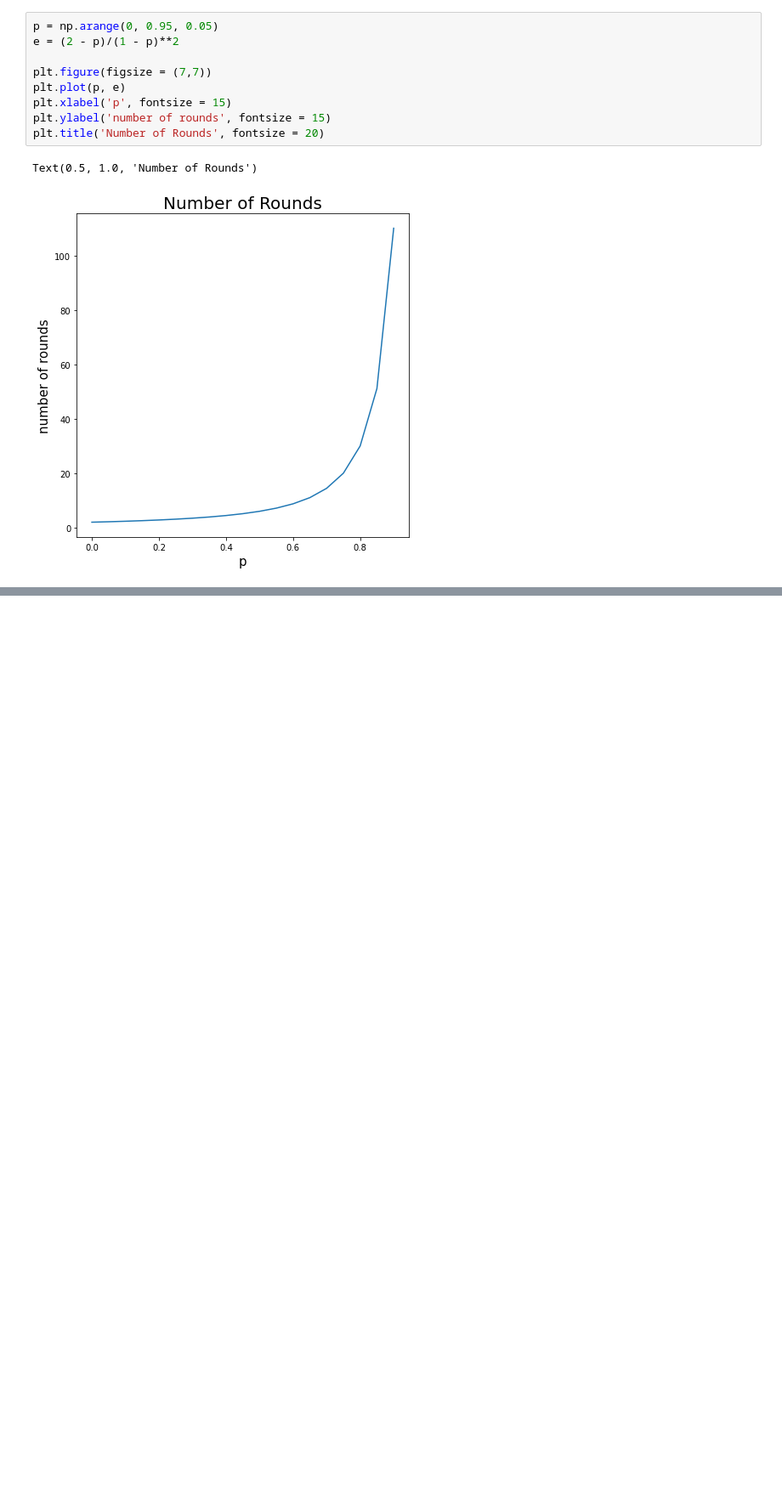
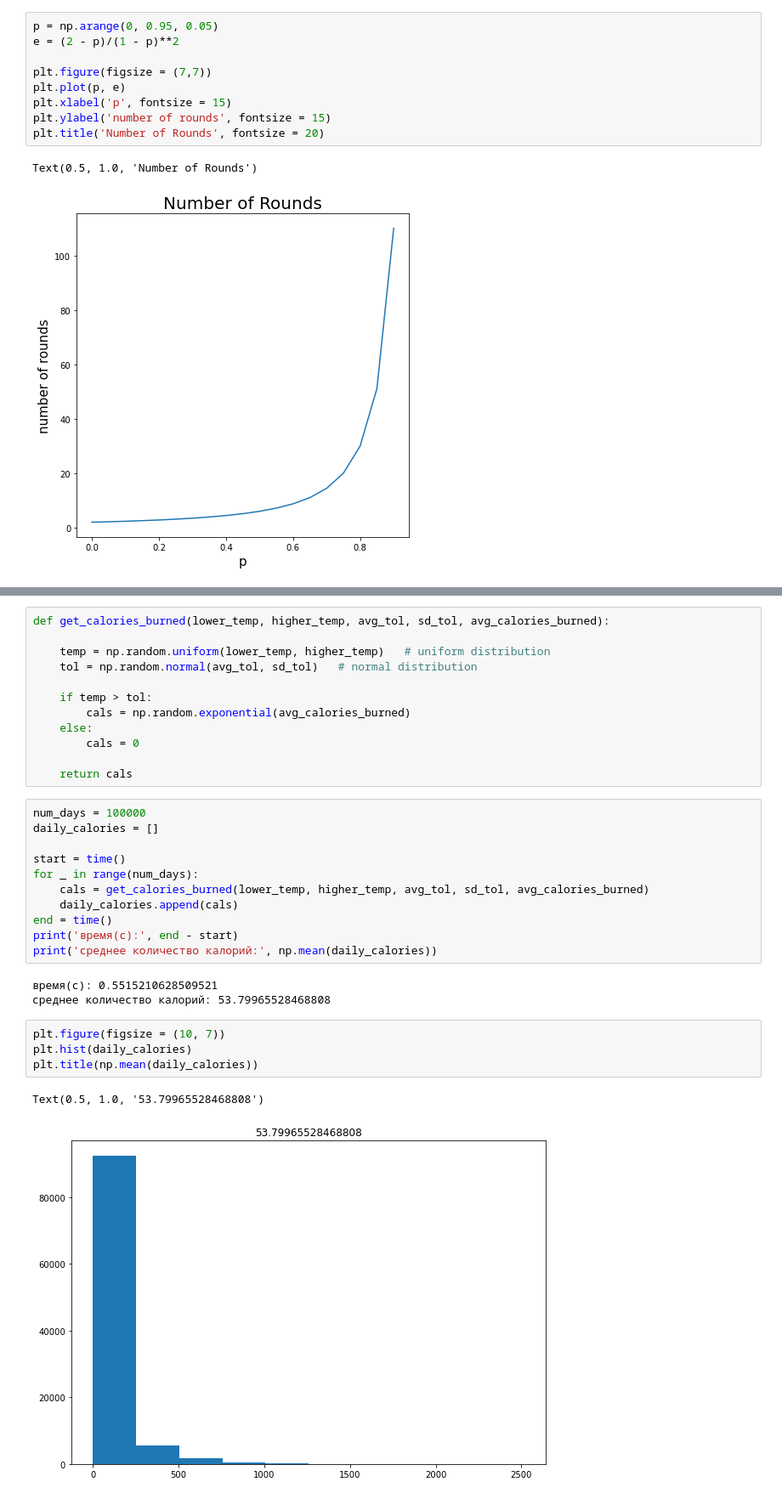
Before and after one commit to vdvorian/gradientDescent, a Jupyter notebook: monte carlo 1.ipynb, the cells around one changed output, grey strips where cells are left out. Shown: that part at 85% size. Cells and saved outputs as stored; diff of their text form; blank space fills up the shorter version.

```diff
--- a/monte carlo 1.ipynb
+++ b/monte carlo 1.ipynb
@@ -111,0 +161,33 @@ final_result(0.7)
+# %%
+def get_calories_burned(lower_temp, higher_temp, avg_tol, sd_tol, avg_calories_burned):
+
+    temp = np.random.uniform(lower_temp, higher_temp)   # uniform distribution
+    tol = np.random.normal(avg_tol, sd_tol)   # normal distribution
+
+    if temp > tol:
+        cals = np.random.exponential(avg_calories_burned)
+    else:
+        cals = 0
+
+    return cals
+# %%
+num_days = 100000
+daily_calories = []
+
+start = time()
+for _ in range(num_days):
+    cals = get_calories_burned(lower_temp, higher_temp, avg_tol, sd_tol, avg_calories_burned)
+    daily_calories.append(cals)
+end = time()
+print('время(с):', end - start)
+print('среднее количество калорий:', np.mean(daily_calories))
+# %% [output]
+время(с): 0.5515210628509521
+среднее количество калорий: 53.79965528468808
+# %%
+plt.figure(figsize = (10, 7))
+plt.hist(daily_calories)
+plt.title(np.mean(daily_calories))
+# %% [output]
+Text(0.5, 1.0, '53.79965528468808')
+[figure, added]
```
Also changed, not shown: parts of 15 cells of this notebook.
